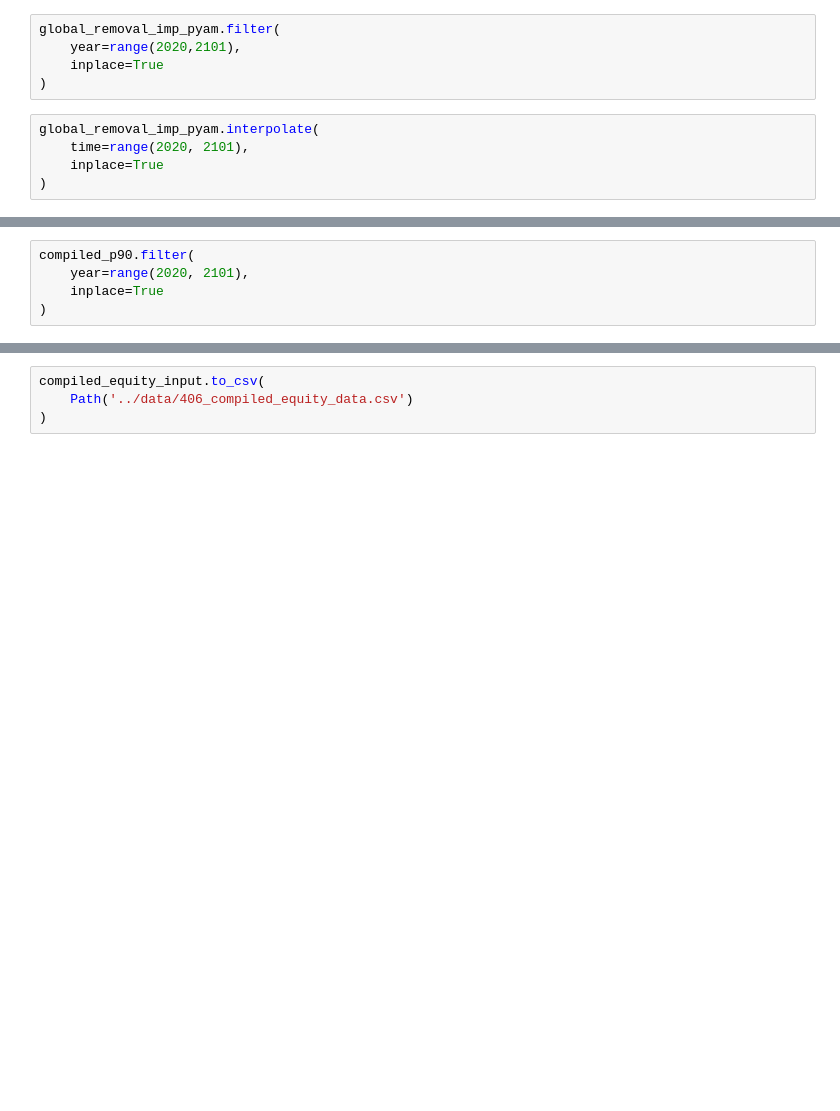
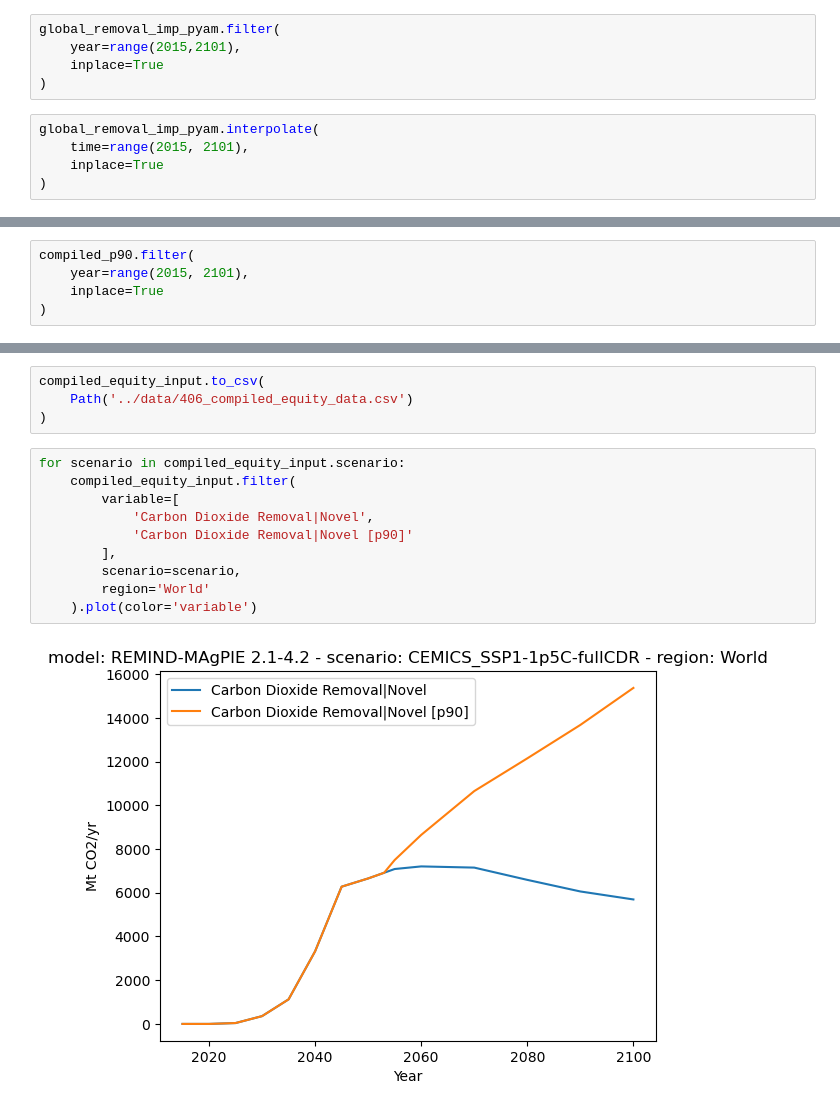
Before and after one commit to gaurav-ganti/cdr_climate_uncertainty, a Jupyter notebook: notebooks/406_prepare_equity_input.ipynb, the cells around one changed output, grey strips where cells are left out. Cells and saved outputs as stored; diff of their text form; blank space fills up the shorter version.

Commit message:
Add notebook to prepare equity input data

```diff
--- a/notebooks/406_prepare_equity_input.ipynb
+++ b/notebooks/406_prepare_equity_input.ipynb
@@ -114,12 +114,12 @@ df_r10_imp_pyam.filter(variable='Carbon Dioxide Removal|Novel').timeseries().gro
 global_removal_imp_pyam = pyam.IamDataFrame(global_removal_imp)
 # %%
 global_removal_imp_pyam.filter(
-    year=range(2020,2101),
+    year=range(2015,2101),
     inplace=True
 )
 # %%
 global_removal_imp_pyam.interpolate(
-    time=range(2020, 2101),
+    time=range(2015, 2101),
     inplace=True
 )
 # %%
@@ -151,7 +151,7 @@ compiled_p90 = pyam.IamDataFrame(
 )
 # %%
 compiled_p90.filter(
-    year=range(2020, 2101),
+    year=range(2015, 2101),
     inplace=True
 )
 # %% [markdown]
@@ -164,3 +164,15 @@ compiled_equity_input = pyam.concat(
 compiled_equity_input.to_csv(
     Path('../data/406_compiled_equity_data.csv')
 )
+# %%
+for scenario in compiled_equity_input.scenario:
+    compiled_equity_input.filter(
+        variable=[
+            'Carbon Dioxide Removal|Novel',
+            'Carbon Dioxide Removal|Novel [p90]'
+        ],
+        scenario=scenario,
+        region='World'
+    ).plot(color='variable')
+# %% [output]
+[figure, added]
```
Also changed, not shown: parts of 4 cells of this notebook.
